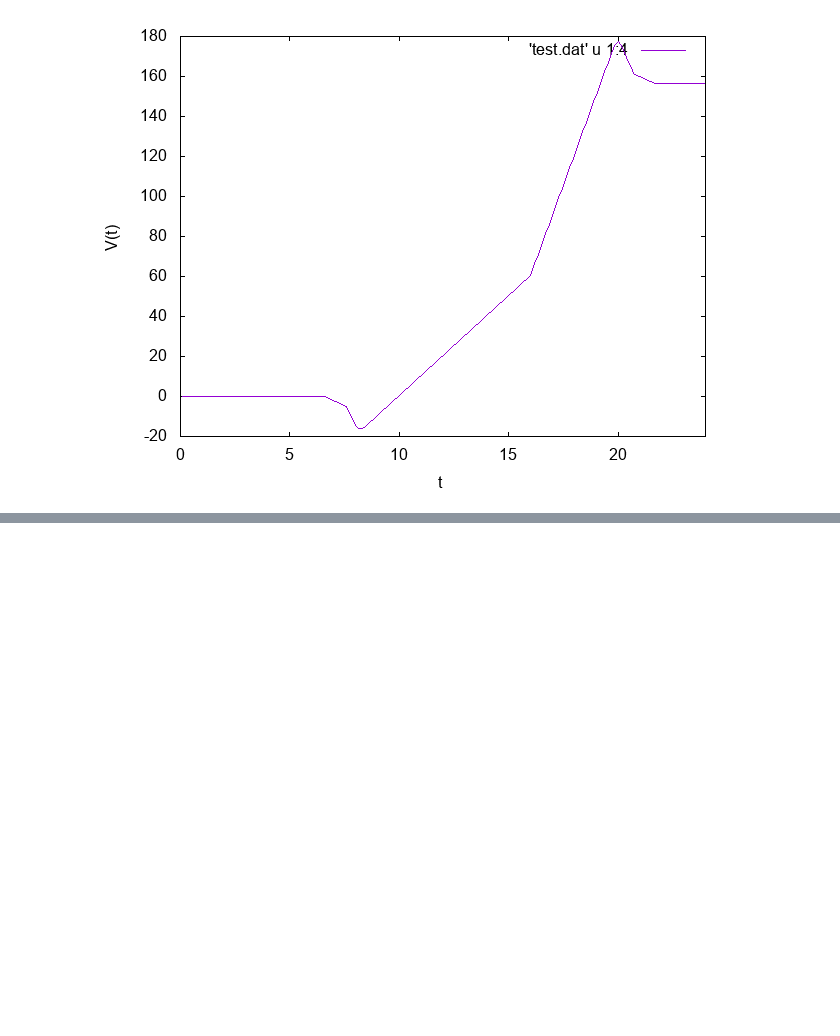
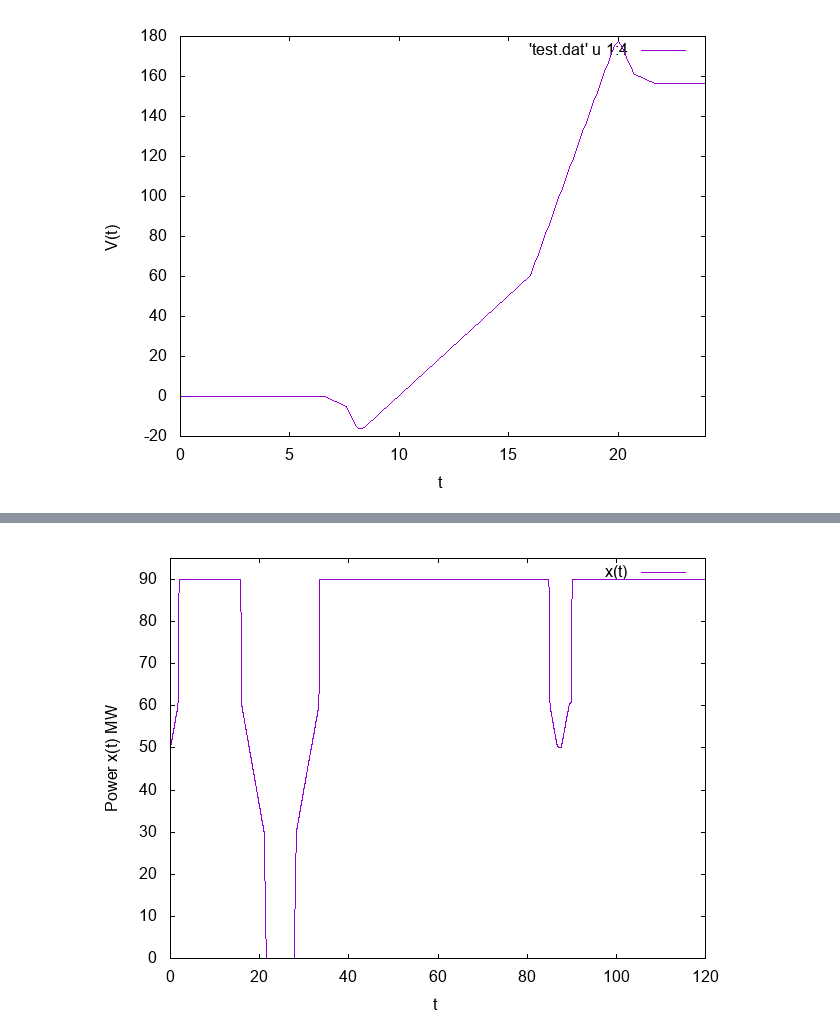
Before and after one commit to pjohno/MSc-Math-Finance-Projects, a Jupyter notebook: notebooks/Energy Markets - An Optimal Generator.ipynb, the cells around one changed output, grey strips where cells are left out. Drawn from its saved outputs; the diff is of its cells as text; code cells hidden in the pictures; blank space fills up the shorter version.

```diff
--- a/notebooks/Energy Markets - An Optimal Generator.ipynb
+++ b/notebooks/Energy Markets - An Optimal Generator.ipynb
@@ -319,0 +362,14 @@ MATH60082::figure
+# %%
+{
+    std::ofstream output("karolis.dat");
+    K.outputPath(50.,3,output,false);
+    std::stringstream ss("set xrange [0:120]\n"
+                         "set yrange [0:95]\n"
+                    "set xlabel \"t\"\n"
+                    "set ylabel \"Power x(t) MW\"\n"
+                    "p'karolis.dat' u 1:($3) ti \"x(t)\" w l\n");
+    MATH60082::figure = MATH60082::G.plotCommand(&ss);
+}
+MATH60082::figure
+# %% [output]
+[figure, added]
```
Also changed, not shown: parts of 5 cells of this notebook, 4 other files.
